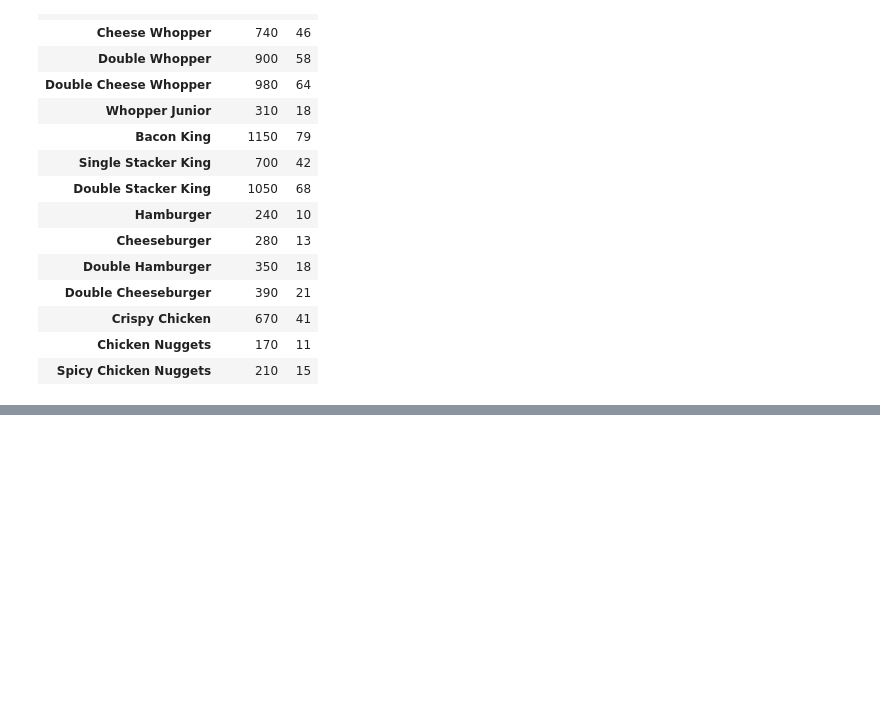
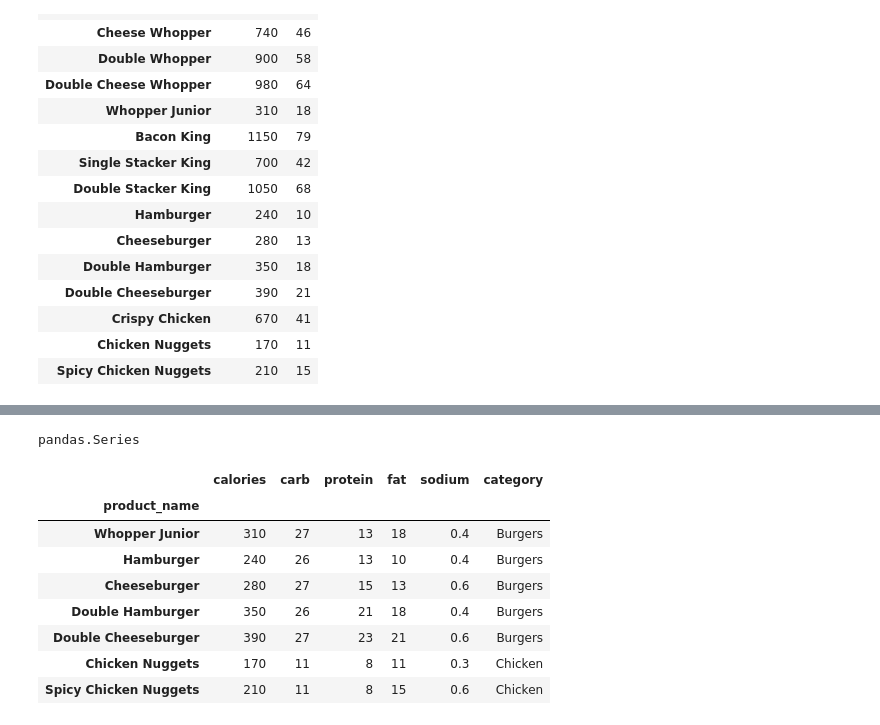
Before and after one commit to hyeonn31/Python_Study, a Jupyter notebook: 04. burger.ipynb, the cells around one changed output, grey strips where cells are left out. Saved outputs shown, nothing was run; the diff lists cells and outputs as text; code cells hidden in the pictures; blank space fills up the shorter version.

```diff
--- a/04. burger.ipynb
+++ b/04. burger.ipynb
@@ -174,0 +215,16 @@ burger_df[['calories','fat']]
+# %%
+type(burger_df['calories'] < 500)
+# %% [output]
+pandas.Series
+# %%
+burger_df.loc[burger_df['calories'] < 500]
+# %% [output]
+|  | calories | carb | protein | fat | sodium | category |
+| product_name |  |  |  |  |  |  |
+| Whopper Junior | 310 | 27 | 13 | 18 | 0.4 | Burgers |
+| Hamburger | 240 | 26 | 13 | 10 | 0.4 | Burgers |
+| Cheeseburger | 280 | 27 | 15 | 13 | 0.6 | Burgers |
+| Double Hamburger | 350 | 26 | 21 | 18 | 0.4 | Burgers |
+| Double Cheeseburger | 390 | 27 | 23 | 21 | 0.6 | Burgers |
+| Chicken Nuggets | 170 | 11 | 8 | 11 | 0.3 | Chicken |
+| Spicy Chicken Nuggets | 210 | 11 | 8 | 15 | 0.6 | Chicken |
```
Also changed, not shown: parts of 5 cells of this notebook.
